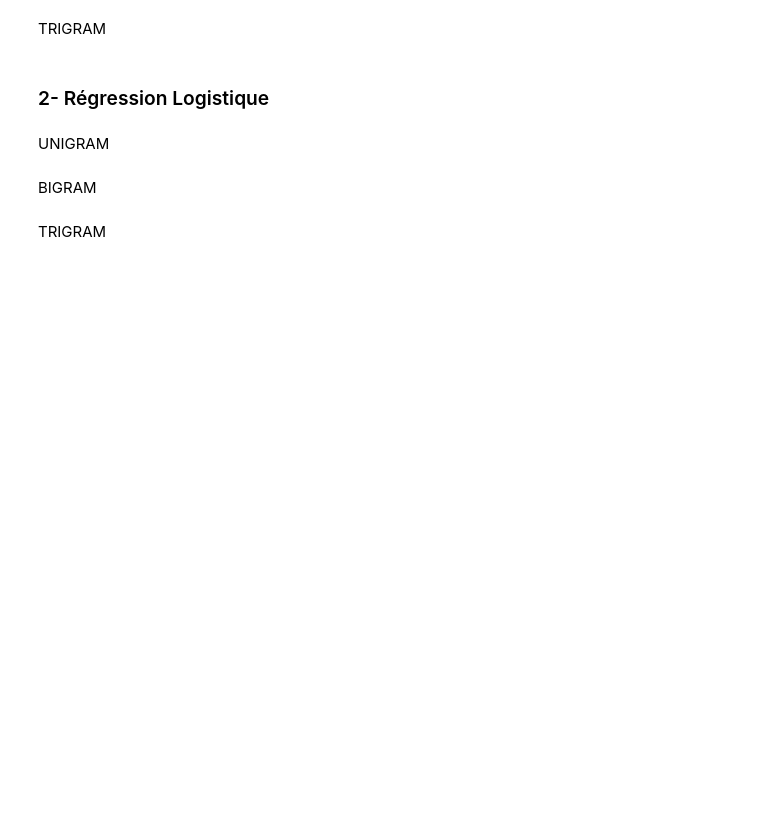
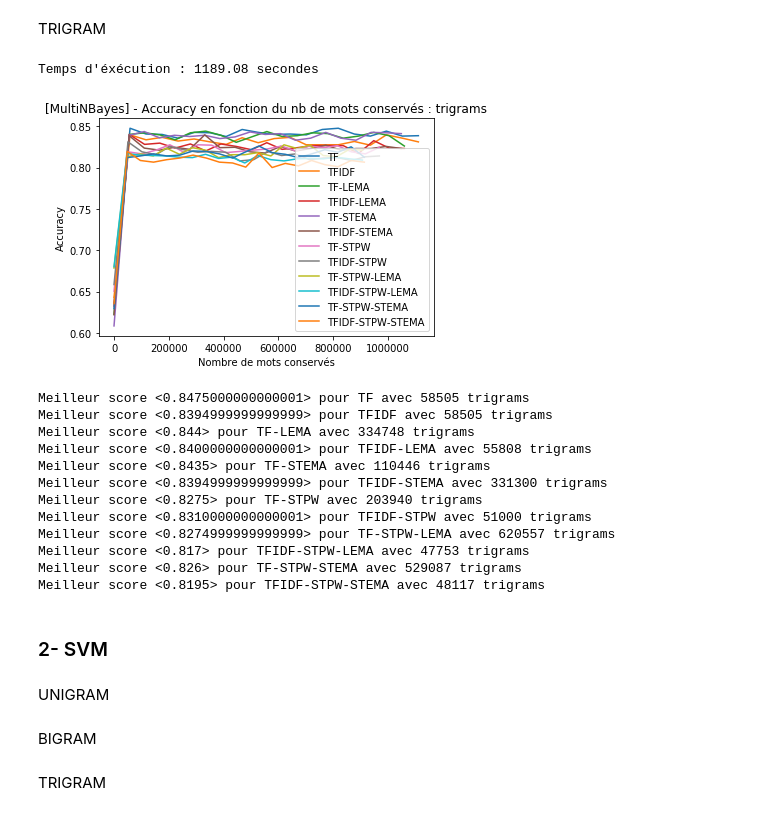
Before and after one commit to Dorian25/TAL2020, a Jupyter notebook: AnalyseSentiment/analyse_sentiments_quaboul_ikhlef.ipynb, the cells around one changed output. Drawn from its saved outputs; the diff is of its cells as text; code cells hidden in the pictures; blank space fills up the shorter version.

```diff
--- a/AnalyseSentiment/analyse_sentiments_quaboul_ikhlef.ipynb
+++ b/AnalyseSentiment/analyse_sentiments_quaboul_ikhlef.ipynb
@@ -279,4 +566,21 @@ svm3 = campagne_evaluation(corpus_train, np.array(lab_pos+lab_neg), stopwords.wo
+# %%
+bayes3 = campagne_evaluation(all_corpus, np.array(labels), fusion_stopwords, 3, "[MultiNBayes]",best_multinb)
+# %% [output]
+Temps d'éxécution : 1189.08 secondes
+[figure, added]
+Meilleur score <0.8475000000000001> pour TF avec 58505 trigrams
+Meilleur score <0.8394999999999999> pour TFIDF avec 58505 trigrams
+Meilleur score <0.844> pour TF-LEMA avec 334748 trigrams
+Meilleur score <0.8400000000000001> pour TFIDF-LEMA avec 55808 trigrams
+Meilleur score <0.8435> pour TF-STEMA avec 110446 trigrams
+Meilleur score <0.8394999999999999> pour TFIDF-STEMA avec 331300 trigrams
+Meilleur score <0.8275> pour TF-STPW avec 203940 trigrams
+Meilleur score <0.8310000000000001> pour TFIDF-STPW avec 51000 trigrams
+Meilleur score <0.8274999999999999> pour TF-STPW-LEMA avec 620557 trigrams
+Meilleur score <0.817> pour TFIDF-STPW-LEMA avec 47753 trigrams
+Meilleur score <0.826> pour TF-STPW-STEMA avec 529087 trigrams
+Meilleur score <0.8195> pour TFIDF-STPW-STEMA avec 48117 trigrams
 # %% [markdown]
-### 2- Régression Logistique
+### 2- SVM
 # %% [markdown]
 UNIGRAM
```
Also changed, not shown: parts of 93 cells of this notebook, 36 other files.
